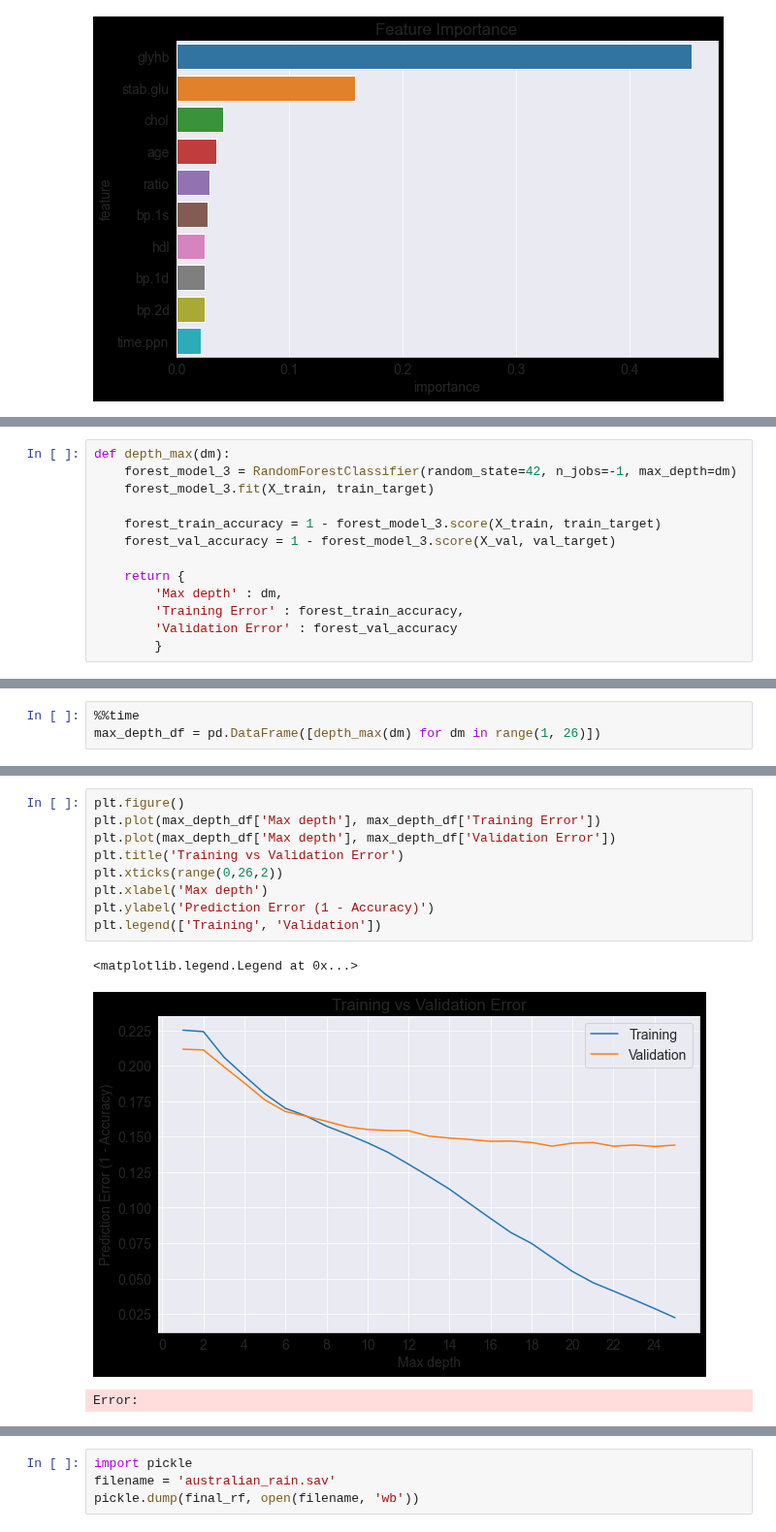
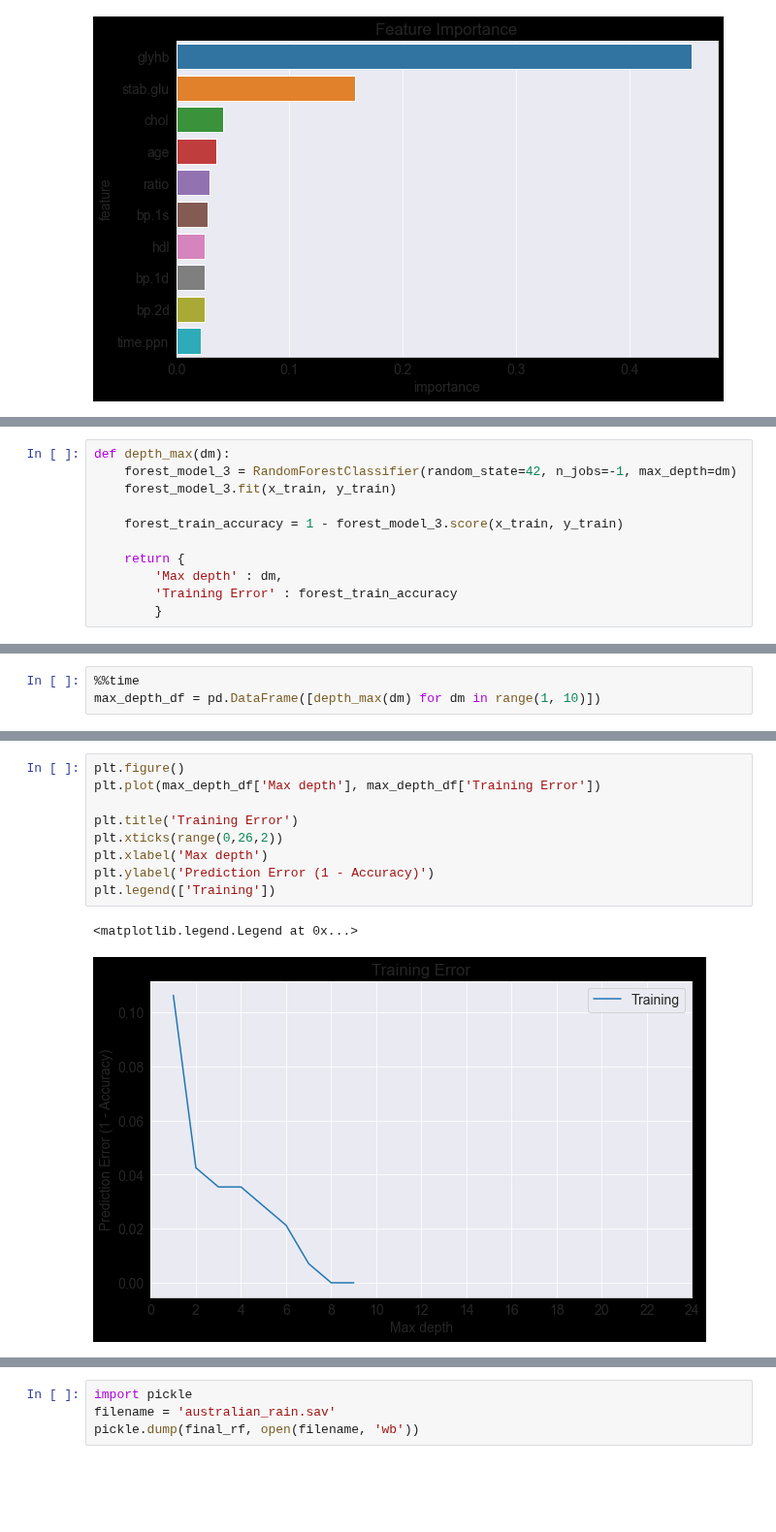
Before and after one commit to wessware/diabetes_data_analysis, a Jupyter notebook: models/random_forest_models/random_forest_classifier_base.ipynb, the cells around one changed output, grey strips where cells are left out. Shown at 97% size. Drawn from its saved outputs; the diff is of its cells as text; blank space fills up the shorter version.

```diff
--- a/models/random_forest_models/random_forest_classifier_base.ipynb
+++ b/models/random_forest_models/random_forest_classifier_base.ipynb
@@ -292,13 +274,11 @@ Error:
 # %%
 def depth_max(dm):
     forest_model_3 = RandomForestClassifier(random_state=42, n_jobs=-1, max_depth=dm)
-    forest_model_3.fit(X_train, train_target)
+    forest_model_3.fit(x_train, y_train)
 
-    forest_train_accuracy = 1 - forest_model_3.score(X_train, train_target)
-    forest_val_accuracy = 1 - forest_model_3.score(X_val, val_target)
+    forest_train_accuracy = 1 - forest_model_3.score(x_train, y_train)
 
     return {
         'Max depth' : dm,
-        'Training Error' : forest_train_accuracy,
-        'Validation Error' : forest_val_accuracy
+        'Training Error' : forest_train_accuracy
         }
@@ -307,4 +285,4 @@ Error:
 # %%
 %%time
-max_depth_df = pd.DataFrame([depth_max(dm) for dm in range(1, 26)])
+max_depth_df = pd.DataFrame([depth_max(dm) for dm in range(1, 10)])
 # %% [output]
@@ -334,16 +303,15 @@ Error:
 # %%
 plt.figure()
 plt.plot(max_depth_df['Max depth'], max_depth_df['Training Error'])
-plt.plot(max_depth_df['Max depth'], max_depth_df['Validation Error'])
-plt.title('Training vs Validation Error')
+
+plt.title('Training Error')
 plt.xticks(range(0,26,2))
 plt.xlabel('Max depth')
 plt.ylabel('Prediction Error (1 - Accuracy)')
-plt.legend(['Training', 'Validation'])
+plt.legend(['Training'])
 # %% [output]
 <matplotlib.legend.Legend at 0x...>
-[figure, old version]
+[figure, new version]
-Error:
 # %%
 test_params(max_leaf_nodes= 2**5)
 # %% [output]
```
Also changed, not shown: parts of 50 cells of this notebook.
